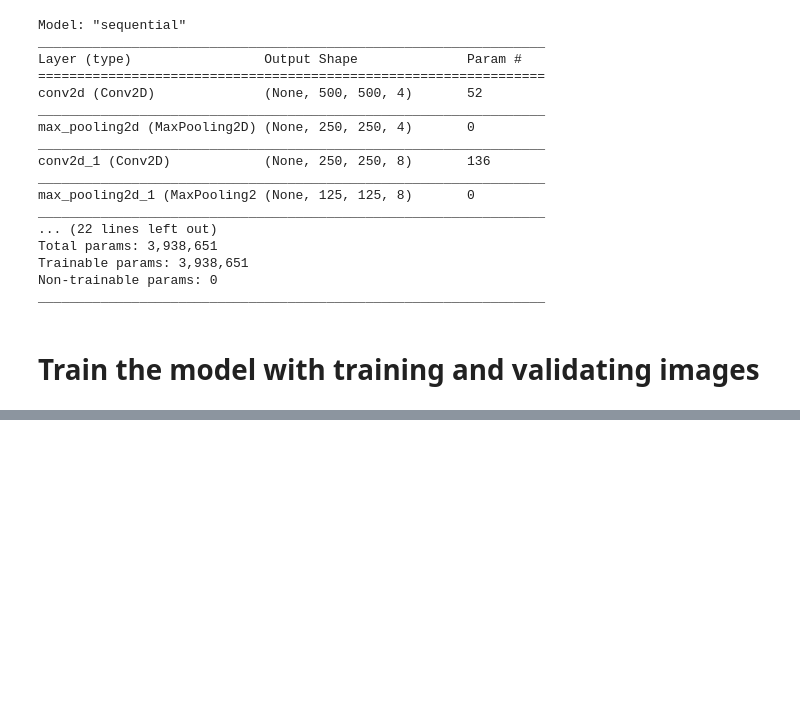
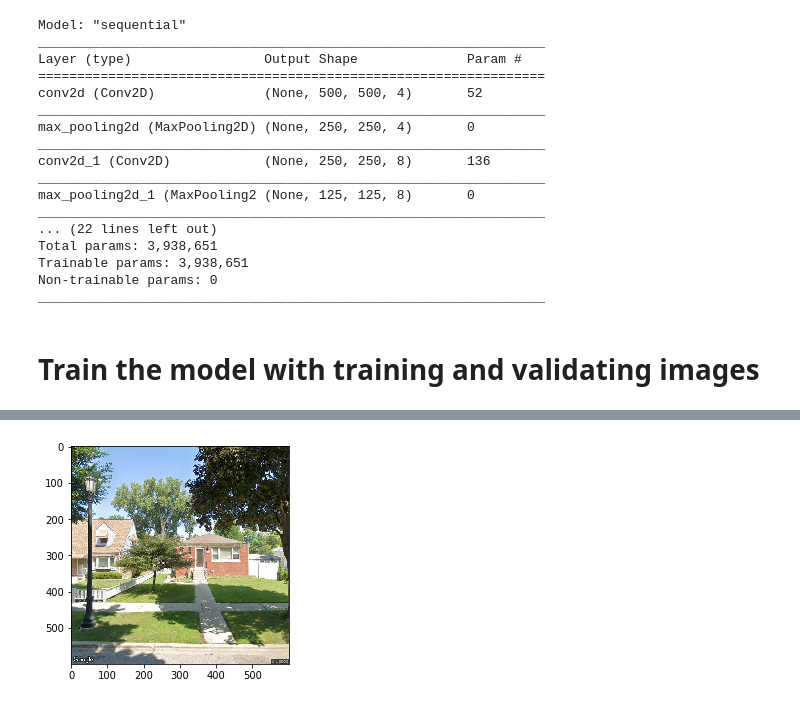
Before and after one commit to pnguenda/target_market, a Jupyter notebook: gc_ML_v04.ipynb, the cells around one changed output, grey strips where cells are left out. Cells and saved outputs as stored; diff of their text form; code cells hidden in the pictures; blank space fills up the shorter version.

```diff
--- a/gc_ML_v04.ipynb
+++ b/gc_ML_v04.ipynb
@@ -201,6 +236,8 @@ for image in os.listdir('test_imgs'):
 # %%
-new_image = plt.imread('test_imgs/brick_7266.jpg')
+new_image = plt.imread('test_imgs/brick_5901.jpg')
 img = plt.imshow(new_image)
+# %% [output]
+[figure, added]
 # %%
 #Sort the predictions from least to greatest
 list_index = [0, 1, 2]
```
Also changed, not shown: parts of 11 cells of this notebook, 3 other files.
